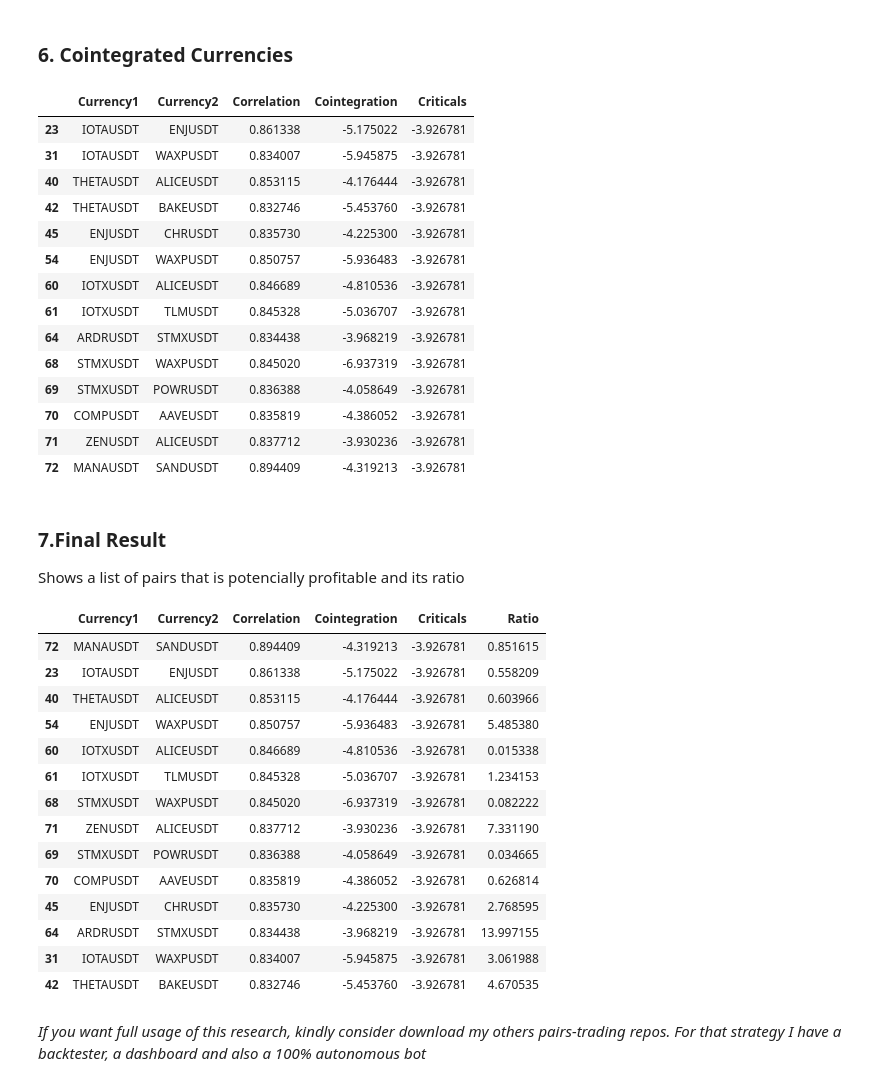
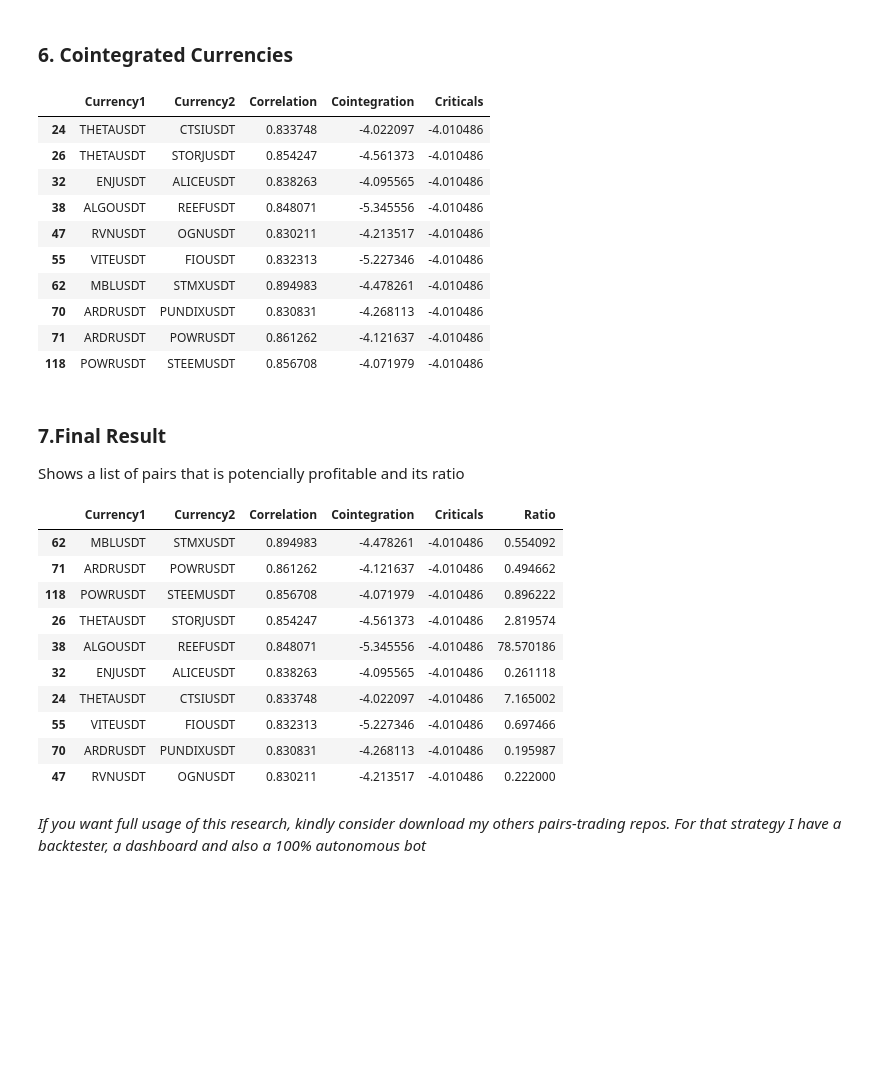
Before and after one commit to Algo-Tradings/pairs-trading-research, a Jupyter notebook: researcher.ipynb, the cells around one changed output. Drawn from its saved outputs; the diff is of its cells as text; code cells hidden in the pictures; blank space fills up the shorter version.

```diff
--- a/researcher.ipynb
+++ b/researcher.ipynb
@@ -28,7 +28,7 @@ from research import Ratio
 <h3>3. Historical Data </h3>
 Select the desired timeframe and interval.
 # %%
-hist_df = Loader().get_historical_data(timeframe='1d', interval='1 years ago')
+hist_df = Loader().get_historical_data(timeframe='1d', interval='100 days ago')
 hist_df
 # %% [output]
 |  | BTCUSDT |  |  |  | ETHUSDT |  |  |  | NEOUSDT |  | ... | ... |
@@ -68,0 +51,3 @@ useful_df
+# %%
+cleared_df = Cleaner().get_cleared_data(hist_df)
+cleared_df
@@ -70,7 +70,7 @@ useful_df
 <h3>5. Correlated Currencies </h3>
 Describe the minimum correlation rate that you expect
 # %%
-corr_df = Correlation().get_log_correlation(useful_df, min_correlation=0.83)
+corr_df = Correlation().get_log_correlation(cleared_df, min_correlation=0.83)
 corr_df
 # %% [output]
 |  | Currency1 | Currency2 | Correlation |
@@ -89,46 +89,38 @@ corr_df
 # %% [markdown]
 <h3>6. Cointegrated Currencies </h3>
 # %%
-coint_df = Cointegration().get_cointegration(corr_df, useful_df)
+coint_df = Cointegration().get_cointegration(corr_df, cleared_df)
 coint_df
 # %% [output]
 |  | Currency1 | Currency2 | Correlation | Cointegration | Criticals |
-| 23 | IOTAUSDT | ENJUSDT | 0.861338 | -5.175022 | -3.926781 |
-| 31 | IOTAUSDT | WAXPUSDT | 0.834007 | -5.945875 | -3.926781 |
-| 40 | THETAUSDT | ALICEUSDT | 0.853115 | -4.176444 | -3.926781 |
-| 42 | THETAUSDT | BAKEUSDT | 0.832746 | -5.453760 | -3.926781 |
-| 45 | ENJUSDT | CHRUSDT | 0.835730 | -4.225300 | -3.926781 |
-| 54 | ENJUSDT | WAXPUSDT | 0.850757 | -5.936483 | -3.926781 |
-| 60 | IOTXUSDT | ALICEUSDT | 0.846689 | -4.810536 | -3.926781 |
-| 61 | IOTXUSDT | TLMUSDT | 0.845328 | -5.036707 | -3.926781 |
-| 64 | ARDRUSDT | STMXUSDT | 0.834438 | -3.968219 | -3.926781 |
-| 68 | STMXUSDT | WAXPUSDT | 0.845020 | -6.937319 | -3.926781 |
-| 69 | STMXUSDT | POWRUSDT | 0.836388 | -4.058649 | -3.926781 |
-| 70 | COMPUSDT | AAVEUSDT | 0.835819 | -4.386052 | -3.926781 |
-| 71 | ZENUSDT | ALICEUSDT | 0.837712 | -3.930236 | -3.926781 |
-| 72 | MANAUSDT | SANDUSDT | 0.894409 | -4.319213 | -3.926781 |
+| 24 | THETAUSDT | CTSIUSDT | 0.833748 | -4.022097 | -4.010486 |
+| 26 | THETAUSDT | STORJUSDT | 0.854247 | -4.561373 | -4.010486 |
+| 32 | ENJUSDT | ALICEUSDT | 0.838263 | -4.095565 | -4.010486 |
+| 38 | ALGOUSDT | REEFUSDT | 0.848071 | -5.345556 | -4.010486 |
+| 47 | RVNUSDT | OGNUSDT | 0.830211 | -4.213517 | -4.010486 |
+| 55 | VITEUSDT | FIOUSDT | 0.832313 | -5.227346 | -4.010486 |
+| 62 | MBLUSDT | STMXUSDT | 0.894983 | -4.478261 | -4.010486 |
+| 70 | ARDRUSDT | PUNDIXUSDT | 0.830831 | -4.268113 | -4.010486 |
+| 71 | ARDRUSDT | POWRUSDT | 0.861262 | -4.121637 | -4.010486 |
+| 118 | POWRUSDT | STEEMUSDT | 0.856708 | -4.071979 | -4.010486 |
 # %% [markdown]
 <h3>7.Final Result</h3>
 Shows a list of pairs that is potencially profitable and its ratio
 # %%
-final_df = Ratio().get_ratio(coint_df)
+final_df = Ratio().get_ratio(coint_df, cleared_df)
 final_df
 # %% [output]
 |  | Currency1 | Currency2 | Correlation | Cointegration | Criticals | Ratio |
-| 72 | MANAUSDT | SANDUSDT | 0.894409 | -4.319213 | -3.926781 | 0.851615 |
-| 23 | IOTAUSDT | ENJUSDT | 0.861338 | -5.175022 | -3.926781 | 0.558209 |
-| 40 | THETAUSDT | ALICEUSDT | 0.853115 | -4.176444 | -3.926781 | 0.603966 |
-| 54 | ENJUSDT | WAXPUSDT | 0.850757 | -5.936483 | -3.926781 | 5.485380 |
-| 60 | IOTXUSDT | ALICEUSDT | 0.846689 | -4.810536 | -3.926781 | 0.015338 |
-| 61 | IOTXUSDT | TLMUSDT | 0.845328 | -5.036707 | -3.926781 | 1.234153 |
-| 68 | STMXUSDT | WAXPUSDT | 0.845020 | -6.937319 | -3.926781 | 0.082222 |
-| 71 | ZENUSDT | ALICEUSDT | 0.837712 | -3.930236 | -3.926781 | 7.331190 |
-| 69 | STMXUSDT | POWRUSDT | 0.836388 | -4.058649 | -3.926781 | 0.034665 |
-| 70 | COMPUSDT | AAVEUSDT | 0.835819 | -4.386052 | -3.926781 | 0.626814 |
-| 45 | ENJUSDT | CHRUSDT | 0.835730 | -4.225300 | -3.926781 | 2.768595 |
-| 64 | ARDRUSDT | STMXUSDT | 0.834438 | -3.968219 | -3.926781 | 13.997155 |
-| 31 | IOTAUSDT | WAXPUSDT | 0.834007 | -5.945875 | -3.926781 | 3.061988 |
-| 42 | THETAUSDT | BAKEUSDT | 0.832746 | -5.453760 | -3.926781 | 4.670535 |
+| 62 | MBLUSDT | STMXUSDT | 0.894983 | -4.478261 | -4.010486 | 0.554092 |
+| 71 | ARDRUSDT | POWRUSDT | 0.861262 | -4.121637 | -4.010486 | 0.494662 |
+| 118 | POWRUSDT | STEEMUSDT | 0.856708 | -4.071979 | -4.010486 | 0.896222 |
+| 26 | THETAUSDT | STORJUSDT | 0.854247 | -4.561373 | -4.010486 | 2.819574 |
+| 38 | ALGOUSDT | REEFUSDT | 0.848071 | -5.345556 | -4.010486 | 78.570186 |
+| 32 | ENJUSDT | ALICEUSDT | 0.838263 | -4.095565 | -4.010486 | 0.261118 |
+| 24 | THETAUSDT | CTSIUSDT | 0.833748 | -4.022097 | -4.010486 | 7.165002 |
+| 55 | VITEUSDT | FIOUSDT | 0.832313 | -5.227346 | -4.010486 | 0.697466 |
+| 70 | ARDRUSDT | PUNDIXUSDT | 0.830831 | -4.268113 | -4.010486 | 0.195987 |
+| 47 | RVNUSDT | OGNUSDT | 0.830211 | -4.213517 | -4.010486 | 0.222000 |
 # %% [markdown]
 <i>If you want full usage of this research, kindly consider download my others pairs-trading repos.
 For that strategy I have a backtester, a dashboard and also a 100% autonomous bot</i>
```
Also changed, not shown: parts of 5 cells of this notebook, 10 other files.
